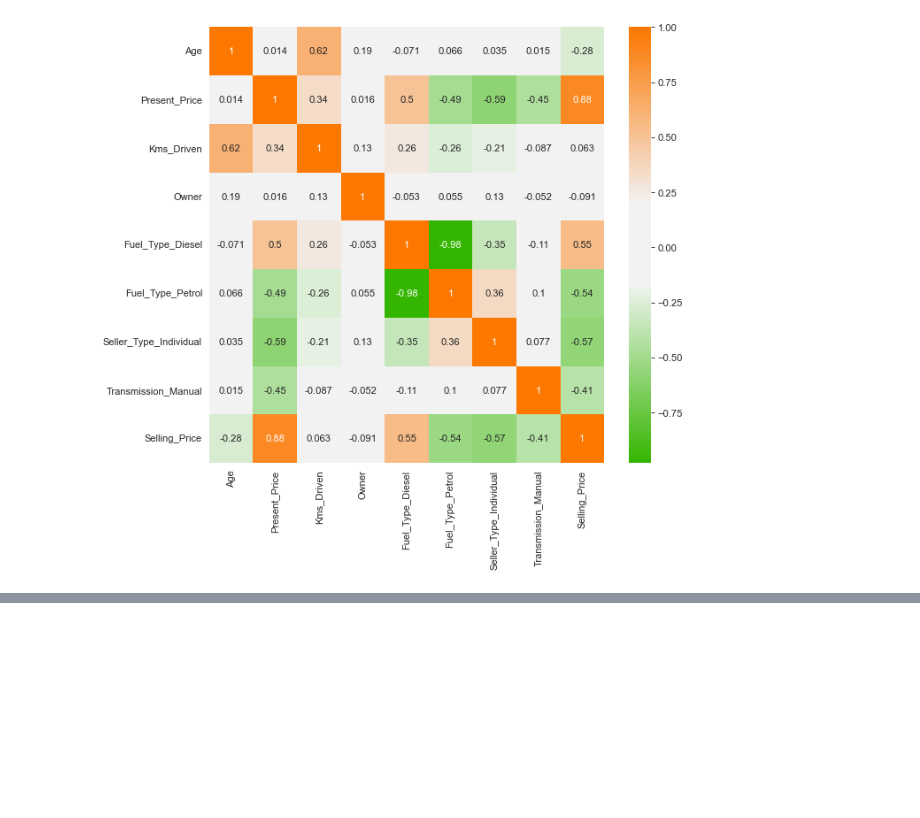
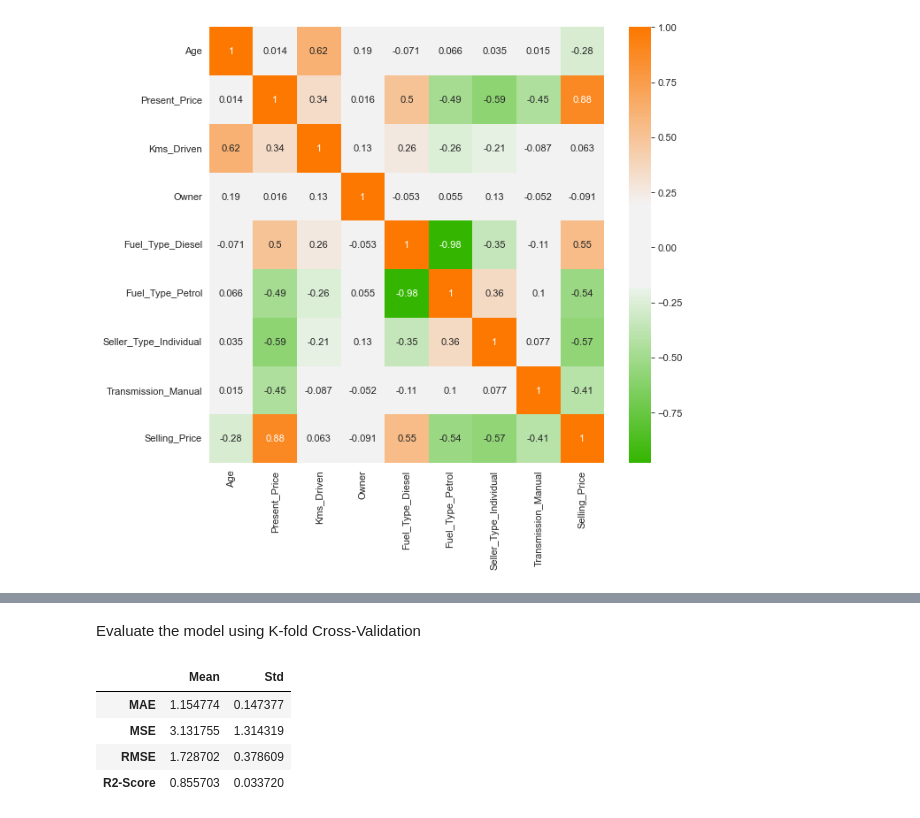
Before and after one commit to timjozi911/succulent-succotash, a Jupyter notebook: main.ipynb, the cells around one changed output, grey strips where cells are left out. Cells and saved outputs as stored; diff of their text form; code cells hidden in the pictures; blank space fills up the shorter version.

```diff
--- a/main.ipynb
+++ b/main.ipynb
@@ -250,0 +311,28 @@ plt.show()
+# %% [markdown]
+Evaluate the model using K-fold Cross-Validation
+# %%
+linear_reg_cv = LinearRegression()
+scaler = StandardScaler()
+pipeline = make_pipeline(StandardScaler(),  LinearRegression())
+
+kf = KFold(n_splits=6, shuffle=True, random_state=0)
+scoring = ['neg_mean_absolute_error', 'neg_mean_squared_error', 'neg_root_mean_squared_error', 'r2']
+result = cross_validate(pipeline, X, y, cv=kf, return_train_score=True, scoring=scoring)
+
+MAE_mean = (-result['test_neg_mean_absolute_error']).mean()
+MAE_std = (-result['test_neg_mean_absolute_error']).std()
+MSE_mean = (-result['test_neg_mean_squared_error']).mean()
+MSE_std = (-result['test_neg_mean_squared_error']).std()
+RMSE_mean = (-result['test_neg_root_mean_squared_error']).mean()
+RMSE_std = (-result['test_neg_root_mean_squared_error']).std()
+R2_Score_mean = result['test_r2'].mean()
+R2_Score_std = result['test_r2'].std()
+
+pd.DataFrame({'Mean': [MAE_mean,MSE_mean,RMSE_mean,R2_Score_mean], 'Std': [MAE_std,MSE_std,RMSE_std,R2_Score_std]},
+             index=['MAE', 'MSE', 'RMSE' ,'R2-Score'])
+# %% [output]
+|  | Mean | Std |
+| MAE | 1.154774 | 0.147377 |
+| MSE | 3.131755 | 1.314319 |
+| RMSE | 1.728702 | 0.378609 |
+| R2-Score | 0.855703 | 0.033720 |
```
Also changed, not shown: parts of 20 cells of this notebook.
